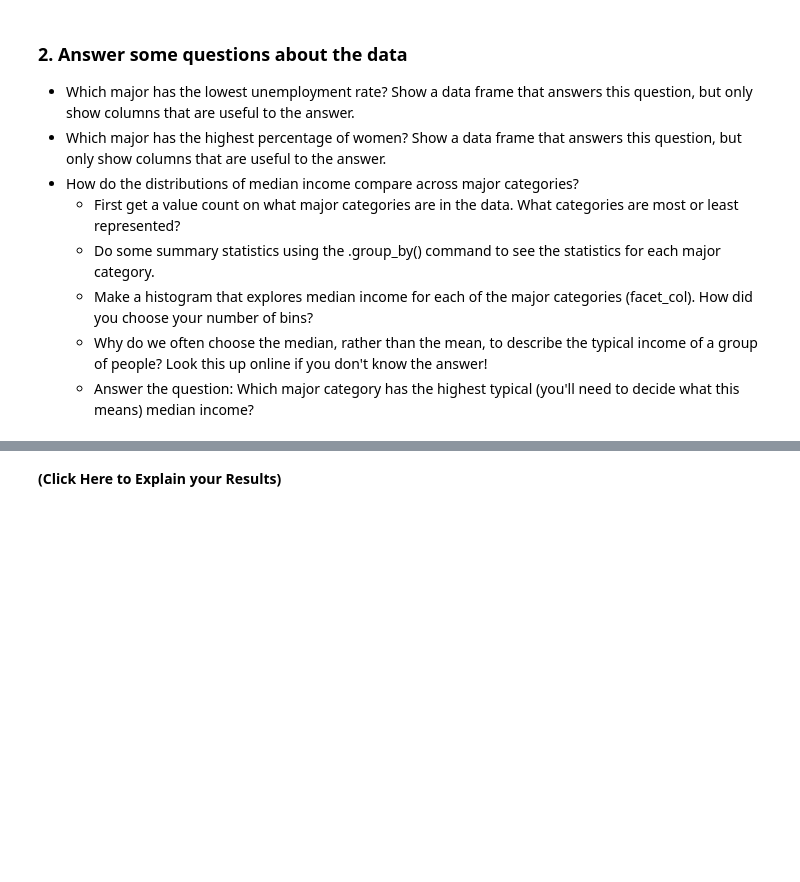
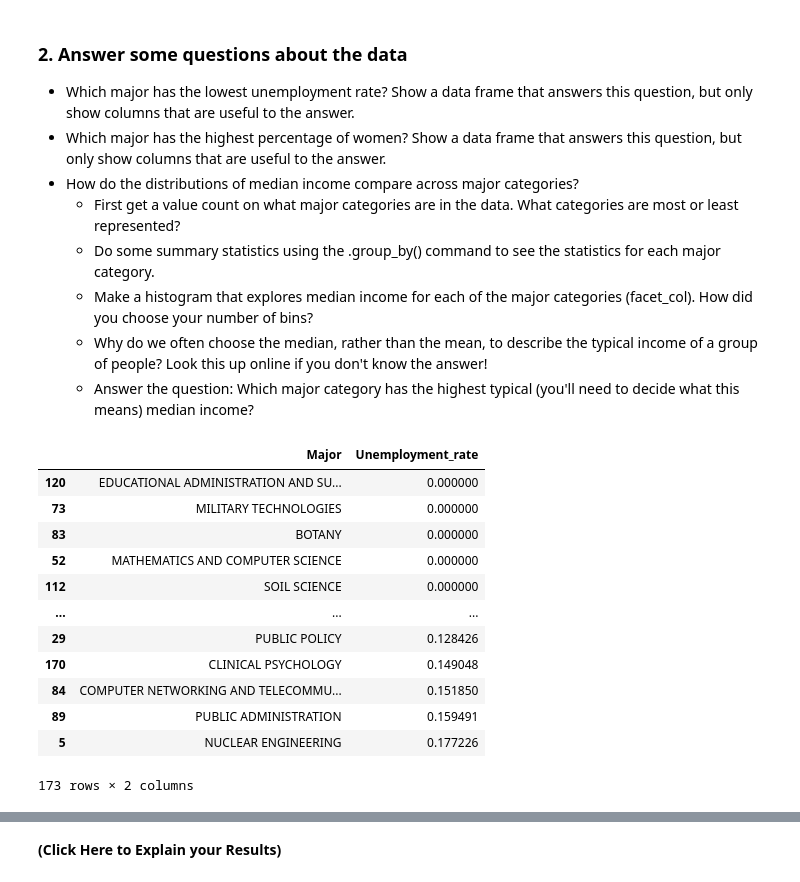
Before and after one commit to roryhuck/Day7, a Jupyter notebook: Day7-HW.ipynb, the cells around one changed output, grey strips where cells are left out. Saved outputs shown, nothing was run; the diff lists cells and outputs as text; code cells hidden in the pictures; blank space fills up the shorter version.

```diff
--- a/Day7-HW.ipynb
+++ b/Day7-HW.ipynb
@@ -267,4 +270,19 @@ there are 21 variables. there are 173 observations. there is a mix of categorica
     * Why do we often choose the median, rather than the mean, to describe the typical income of a group of people? Look this up online if you don't know the answer!
     * Answer the question: Which major category has the highest typical (you'll need to decide what this means) median income?
 # %%
-#
+my_columns = ['Major','Unemployment_rate']
+DF_raw[my_columns].sort_values('Unemployment_rate')
+# %% [output]
+|  | Major | Unemployment_rate |
+| 120 | EDUCATIONAL ADMINISTRATION AND SU... | 0.000000 |
+| 73 | MILITARY TECHNOLOGIES | 0.000000 |
+| 83 | BOTANY | 0.000000 |
+| 52 | MATHEMATICS AND COMPUTER SCIENCE | 0.000000 |
+| 112 | SOIL SCIENCE | 0.000000 |
+| ... | ... | ... |
+| 29 | PUBLIC POLICY | 0.128426 |
+| 170 | CLINICAL PSYCHOLOGY | 0.149048 |
+| 84 | COMPUTER NETWORKING AND TELECOMMU... | 0.151850 |
+| 89 | PUBLIC ADMINISTRATION | 0.159491 |
+| 5 | NUCLEAR ENGINEERING | 0.177226 |
+173 rows × 2 columns
```
Also changed, not shown: parts of 3 cells of this notebook.
